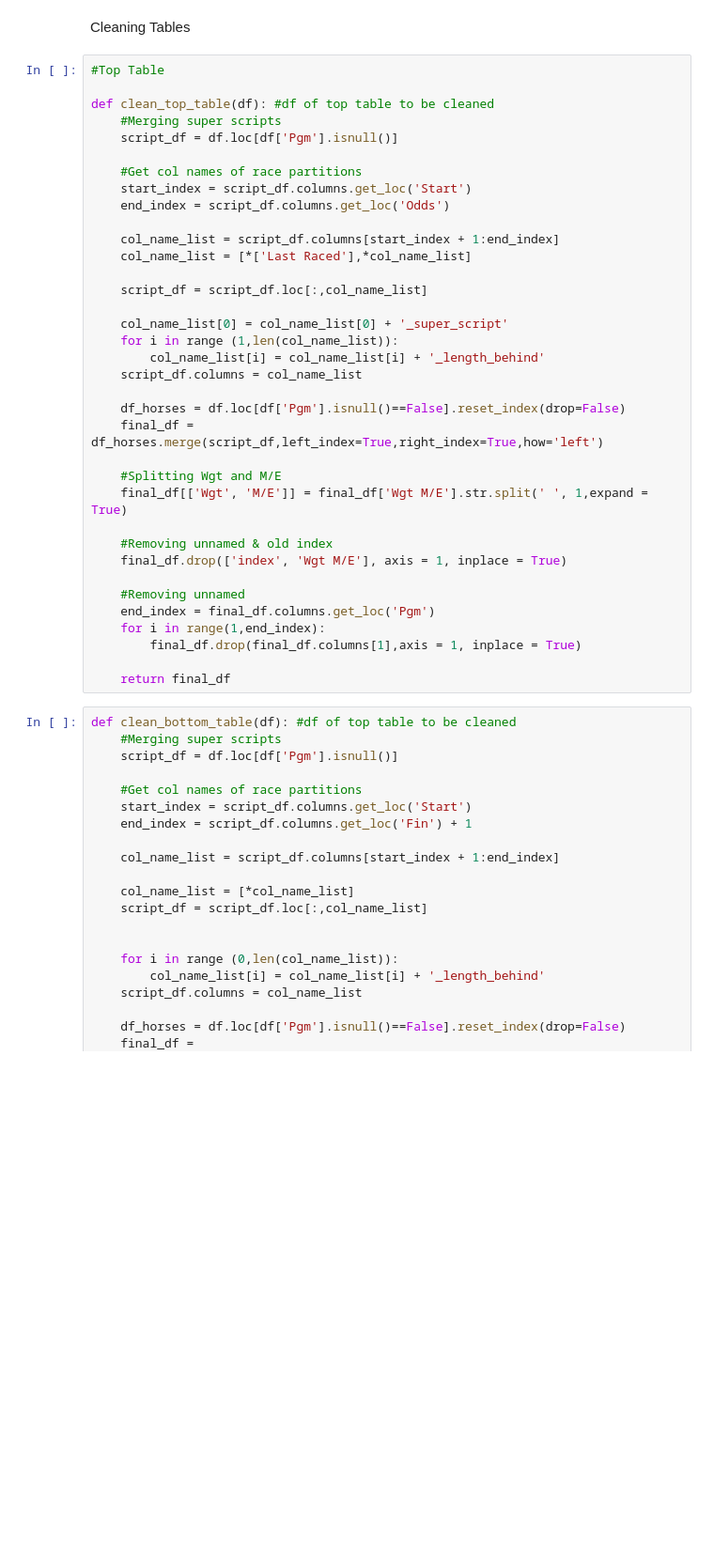
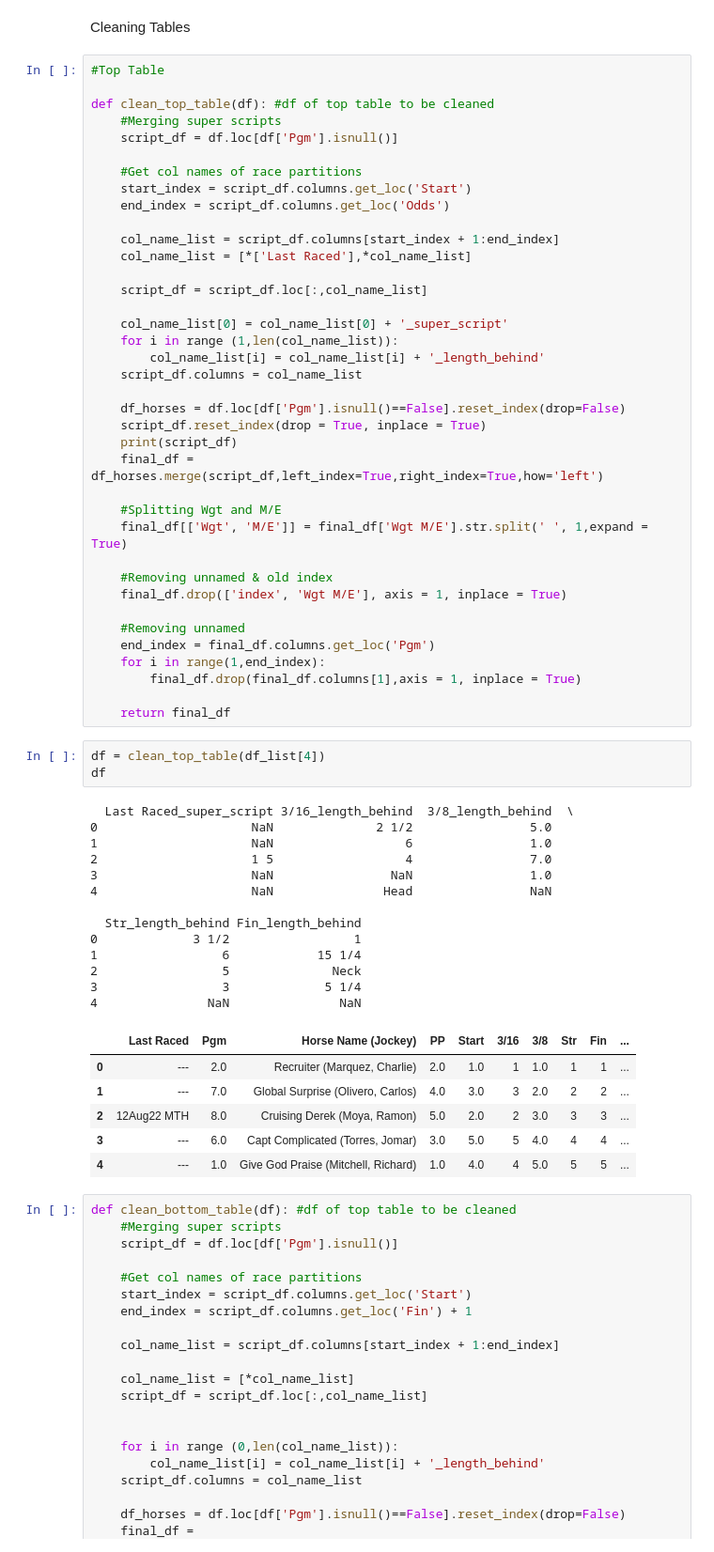
Before and after one commit to Jonhops1595/horse_racing_study, a Jupyter notebook: PDFScanner/tabula_table_parsing.ipynb, the cells around one changed output. Shown: that part at 94% size. Cells and saved outputs as stored; diff of their text form; blank space fills up the shorter version.

```diff
--- a/PDFScanner/tabula_table_parsing.ipynb
+++ b/PDFScanner/tabula_table_parsing.ipynb
@@ -364,6 +360,8 @@ def clean_top_table(df): #df of top table to be cleaned
     script_df.columns = col_name_list
 
     df_horses = df.loc[df['Pgm'].isnull()==False].reset_index(drop=False)
+    script_df.reset_index(drop = True, inplace = True)
+    print(script_df)
     final_df = df_horses.merge(script_df,left_index=True,right_index=True,how='left')
 
     #Splitting Wgt and M/E
@@ -378,6 +376,29 @@ def clean_top_table(df): #df of top table to be cleaned
         final_df.drop(final_df.columns[1],axis = 1, inplace = True)
 
     return final_df
+# %%
+df = clean_top_table(df_list[4])
+df
+# %% [output]
+  Last Raced_super_script 3/16_length_behind  3/8_length_behind  \
+0                     NaN              2 1/2                5.0
+1                     NaN                  6                1.0
+2                     1 5                  4                7.0
+3                     NaN                NaN                1.0
+4                     NaN               Head                NaN
+
+  Str_length_behind Fin_length_behind
+0             3 1/2                 1
+1                 6            15 1/4
+2                 5              Neck
+3                 3             5 1/4
+4               NaN               NaN
+|  | Last Raced | Pgm | Horse Name (Jockey) | PP | Start | 3/16 | 3/8 | Str | Fin | ... |
+| 0 | --- | 2.0 | Recruiter (Marquez, Charlie) | 2.0 | 1.0 | 1 | 1.0 | 1 | 1 | ... |
+| 1 | --- | 7.0 | Global Surprise (Olivero, Carlos) | 4.0 | 3.0 | 3 | 2.0 | 2 | 2 | ... |
+| 2 | 12Aug22 MTH | 8.0 | Cruising Derek (Moya, Ramon) | 5.0 | 2.0 | 2 | 3.0 | 3 | 3 | ... |
+| 3 | --- | 6.0 | Capt Complicated (Torres, Jomar) | 3.0 | 5.0 | 5 | 4.0 | 4 | 4 | ... |
+| 4 | --- | 1.0 | Give God Praise (Mitchell, Richard) | 1.0 | 4.0 | 4 | 5.0 | 5 | 5 | ... |
 # %%
 def clean_bottom_table(df): #df of top table to be cleaned
     #Merging super scripts
```
Also changed, not shown: parts of 5 cells of this notebook, 1 other file.
